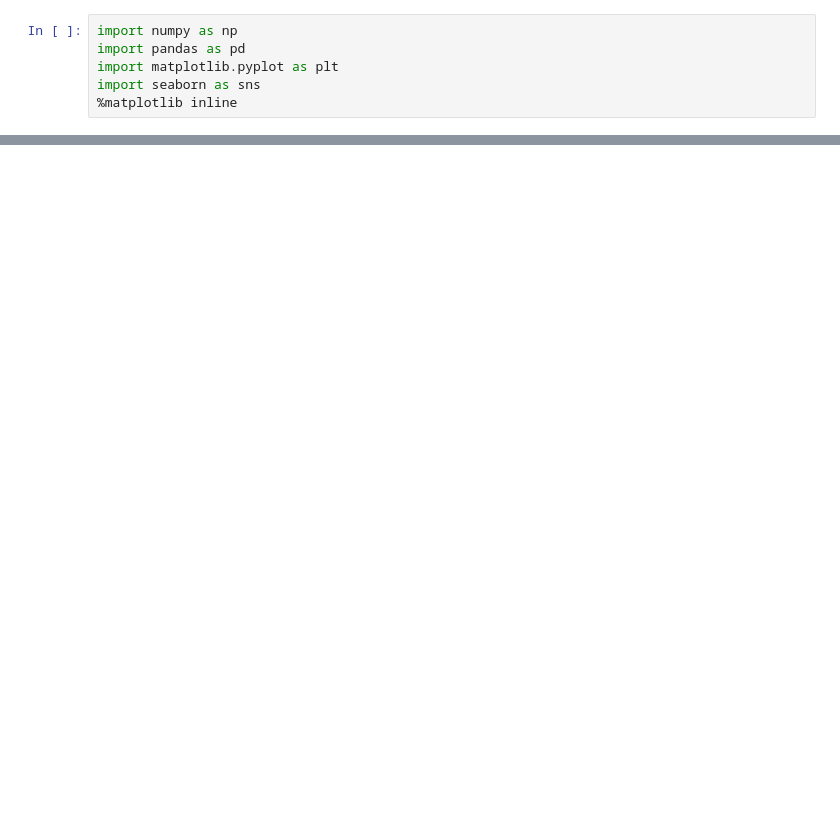
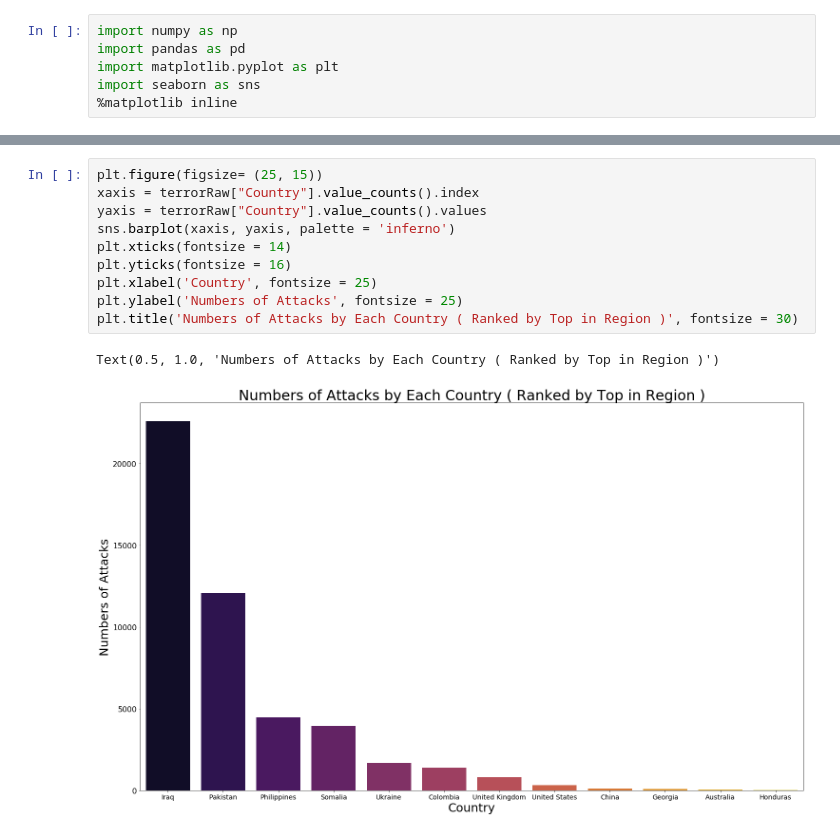
Before and after one commit to sainigurcharan/uciProject_1, a Jupyter notebook: GSingh_Analytics/GTD_GDP_Analysis.ipynb, the cells around one changed output, grey strips where cells are left out. Cells and saved outputs as stored; diff of their text form; blank space fills up the shorter version.

```diff
--- a/GSingh_Analytics/GTD_GDP_Analysis.ipynb
+++ b/GSingh_Analytics/GTD_GDP_Analysis.ipynb
@@ -189,0 +37,13 @@ mergedData.loc[mergedData['Country'] == 'Iraq'].plot(x="Year", y="GDP", kind="sc
+# %%
+plt.figure(figsize= (25, 15))
+xaxis = terrorRaw["Country"].value_counts().index
+yaxis = terrorRaw["Country"].value_counts().values
+sns.barplot(xaxis, yaxis, palette = 'inferno')
+plt.xticks(fontsize = 14)
+plt.yticks(fontsize = 16)
+plt.xlabel('Country', fontsize = 25)
+plt.ylabel('Numbers of Attacks', fontsize = 25)
+plt.title('Numbers of Attacks by Each Country ( Ranked by Top in Region )', fontsize = 30)
+# %% [output]
+Text(0.5, 1.0, 'Numbers of Attacks by Each Country ( Ranked by Top in Region )')
+[figure, added]
```
Also changed, not shown: parts of 20 cells of this notebook, 9 other files.
